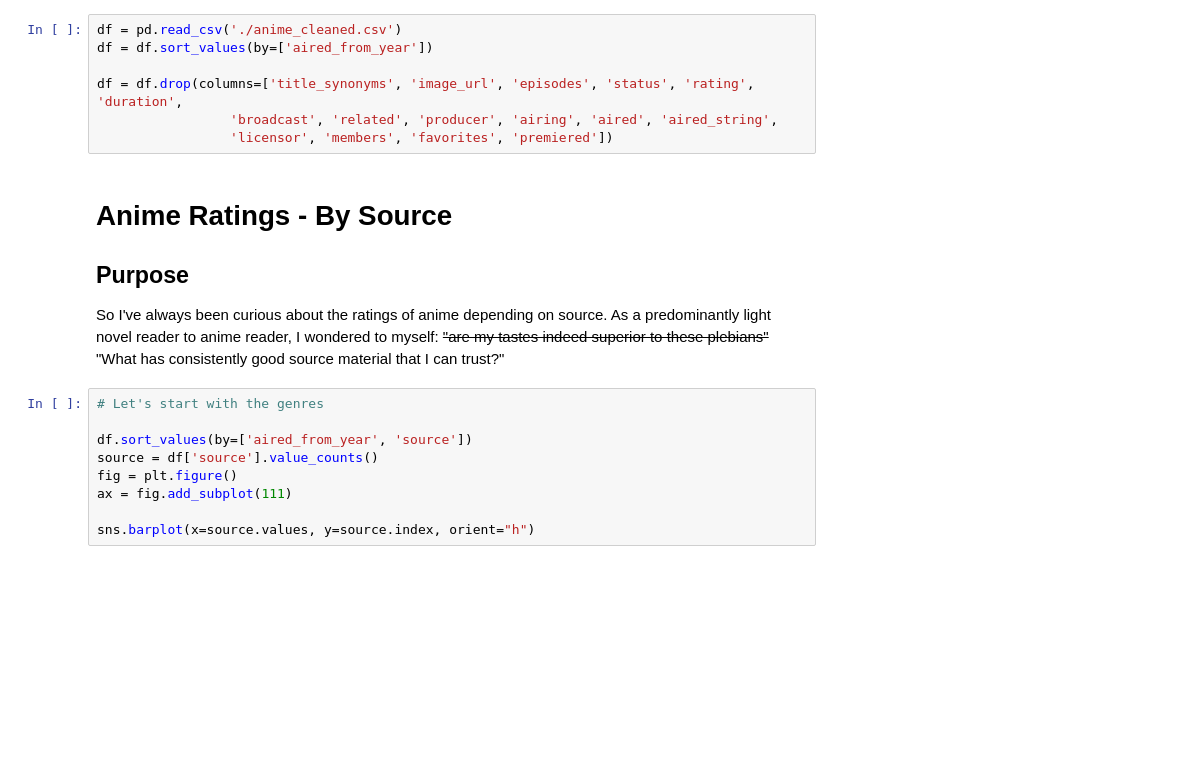
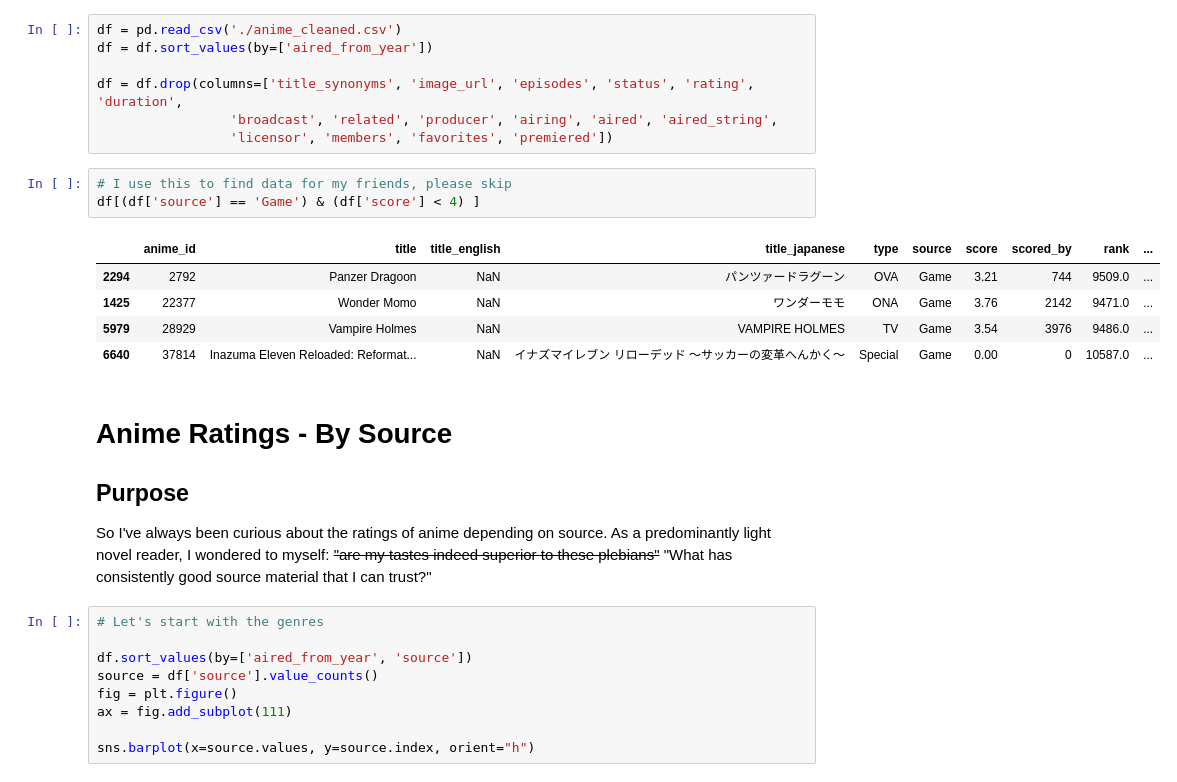
Before and after one commit to pomfy113/DataSci1.1-Work, a Jupyter notebook: Anime Project/AnimeData.ipynb, the cells around one changed output. Saved outputs shown, nothing was run; the diff lists cells and outputs as text; blank space fills up the shorter version.

```diff
--- a/Anime Project/AnimeData.ipynb
+++ b/Anime Project/AnimeData.ipynb
@@ -18,10 +18,19 @@ df = df.sort_values(by=['aired_from_year'])
 df = df.drop(columns=['title_synonyms', 'image_url', 'episodes', 'status', 'rating', 'duration',
                  'broadcast', 'related', 'producer', 'airing', 'aired', 'aired_string',
                  'licensor', 'members', 'favorites', 'premiered'])
+# %%
+# I use this to find data for my friends, please skip
+df[(df['source'] == 'Game') & (df['score'] < 4) ]
+# %% [output]
+|  | anime_id | title | title_english | title_japanese | type | source | score | scored_by | rank | ... |
+| 2294 | 2792 | Panzer Dragoon | NaN | パンツァードラグーン | OVA | Game | 3.21 | 744 | 9509.0 | ... |
+| 1425 | 22377 | Wonder Momo | NaN | ワンダーモモ | ONA | Game | 3.76 | 2142 | 9471.0 | ... |
+| 5979 | 28929 | Vampire Holmes | NaN | VAMPIRE HOLMES | TV | Game | 3.54 | 3976 | 9486.0 | ... |
+| 6640 | 37814 | Inazuma Eleven Reloaded: Reformat... | NaN | イナズマイレブン リローデッド ～サッカーの変革へんかく～ | Special | Game | 0.00 | 0 | 10587.0 | ... |
 # %% [markdown]
 # Anime Ratings - By Source
 ## Purpose
-So I've always been curious about the ratings of anime depending on source. As a predominantly light novel reader to anime reader, I wondered to myself: ~~"are my tastes indeed superior to these plebians"~~ "What has consistently good source material that I can trust?"
+So I've always been curious about the ratings of anime depending on source. As a predominantly light novel reader, I wondered to myself: ~~"are my tastes indeed superior to these plebians"~~ "What has consistently good source material that I can trust?"
 # %%
 # Let's start with the genres
 
```
Also changed, not shown: parts of 4 cells of this notebook.
